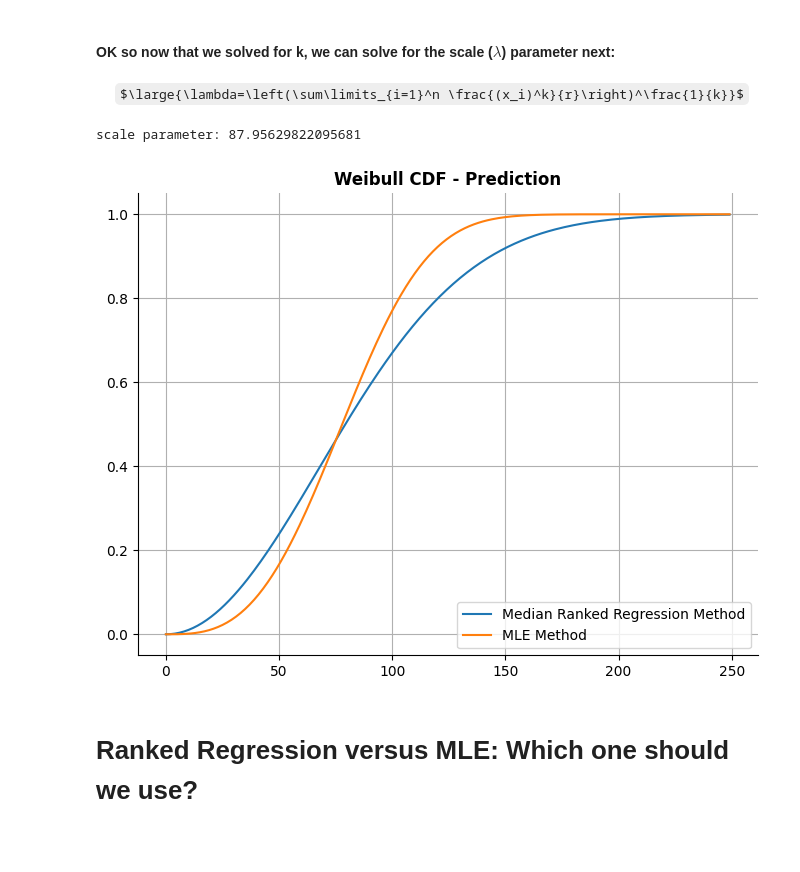
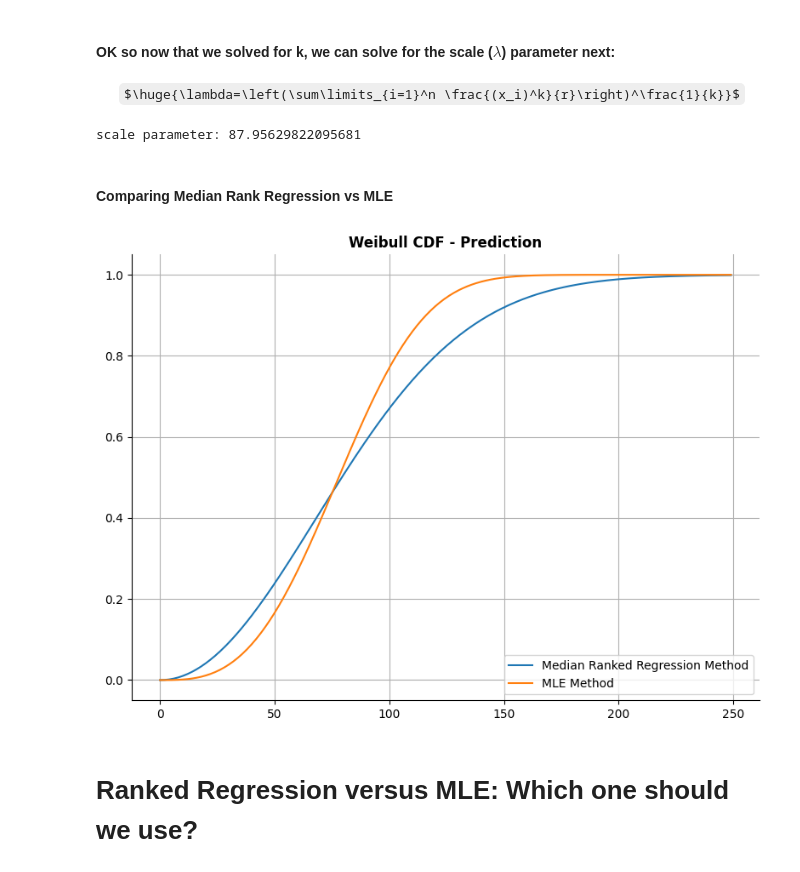
Before and after one commit to pybokeh/forecasting, a Jupyter notebook: notebooks/Weibull_Analysis.ipynb, the cells around one changed output. Saved outputs shown, nothing was run; the diff lists cells and outputs as text; code cells hidden in the pictures; some formulas as TeX source; blank space fills up the shorter version.

```diff
--- a/notebooks/Weibull_Analysis.ipynb
+++ b/notebooks/Weibull_Analysis.ipynb
@@ -757,12 +785,14 @@ plt.show()
 # %% [markdown]
 #### OK so now that we solved for k, we can solve for the scale ($\lambda$) parameter next:
 # %% [markdown]
-<center>$\large{\lambda=\left(\sum\limits_{i=1}^n \frac{(x_i)^k}{r}\right)^\frac{1}{k}}$</center>
+<center>$\huge{\lambda=\left(\sum\limits_{i=1}^n \frac{(x_i)^k}{r}\right)^\frac{1}{k}}$</center>
 # %%
 l = (np.sum((dtf_all**k_final)/len(df_failed)))**(1/k_final)
 print("scale parameter:",l)
 # %% [output]
 scale parameter: 87.95629822095681
+# %% [markdown]
+#### Comparing Median Rank Regression vs MLE
 # %%
 # Median Ranked Regression Parameters with Suspensions properly handled
 shape1 = 2.024
@@ -778,15 +808,16 @@ y2 = 1-np.exp(-(x2/scale2)**shape2) # This is the equation for Weibull CDF
 # %%
 fig, ax = plt.subplots(figsize=(8,6))
 ax.spines[['right', 'top']].set_visible(False)
 
 plt.plot(x1,y1, label='Median Ranked Regression Method')
 plt.plot(x2,y2, label='MLE Method')
 plt.title("Weibull CDF - Prediction",weight='bold')
+plt.legend(loc='lower right')
 plt.grid()
-plt.legend(loc='lower right')
+plt.tight_layout()
 plt.show()
 # %% [output]
-[figure, old version]
+[figure, new version]
 # %% [markdown]
 # Ranked Regression versus MLE: Which one should we use?
 # %% [markdown]
```
Also changed, not shown: parts of 31 cells of this notebook, 4 other files.
